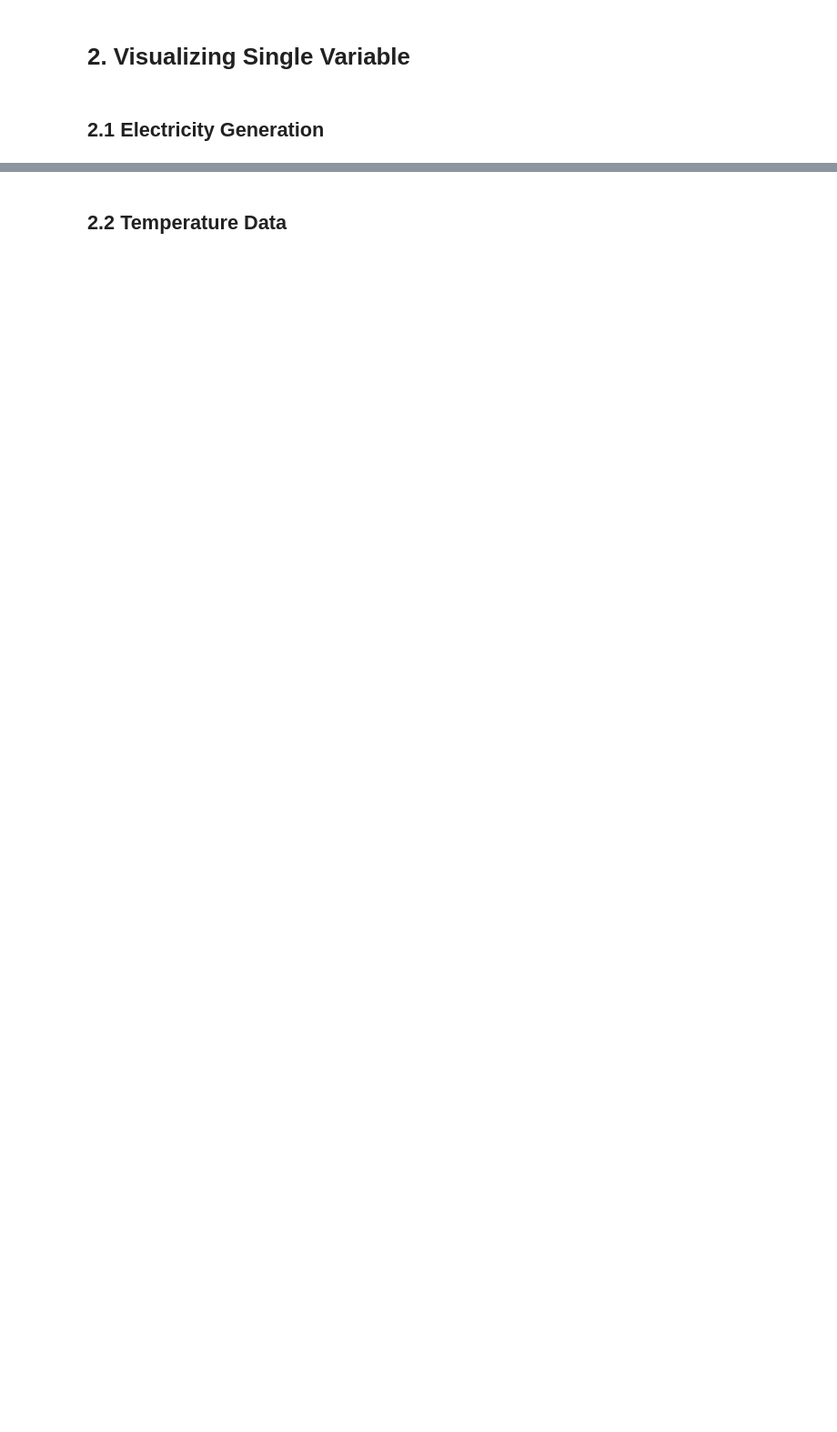
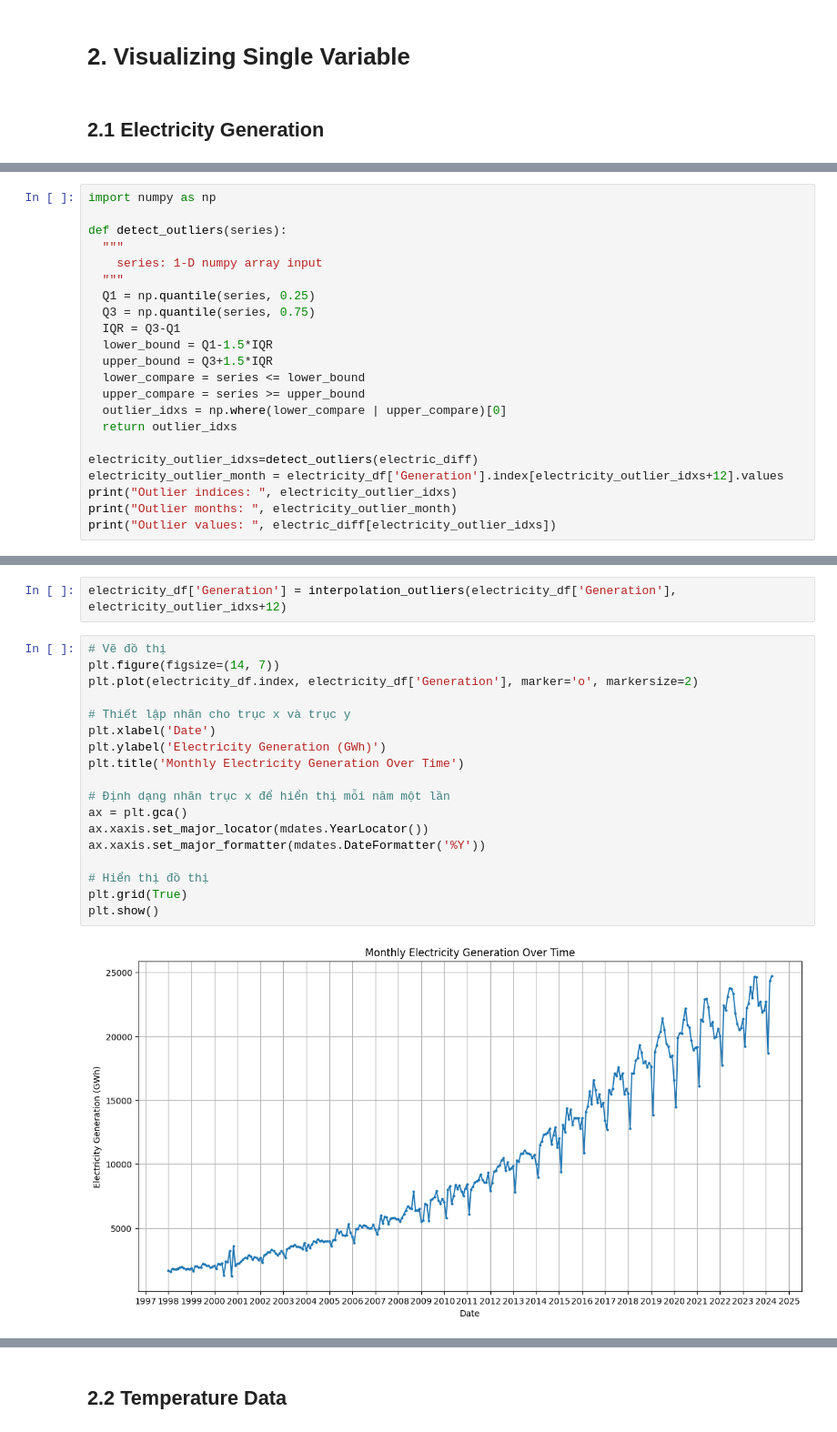
Before and after one commit to phatdtvdvt/Electricity-generation-predictor, a Jupyter notebook: [Part 2] Feature_Engineering.ipynb, the cells around one changed output, grey strips where cells are left out. Shown at 91% size. Drawn from its saved outputs; the diff is of its cells as text; blank space fills up the shorter version.

```diff
--- a/[Part 2] Feature_Engineering.ipynb
+++ b/[Part 2] Feature_Engineering.ipynb
@@ -70,0 +131,22 @@ plt.show()
+# %%
+import numpy as np
+
+def detect_outliers(series):
+  """
+    series: 1-D numpy array input
+  """
+  Q1 = np.quantile(series, 0.25)
+  Q3 = np.quantile(series, 0.75)
+  IQR = Q3-Q1
+  lower_bound = Q1-1.5*IQR
+  upper_bound = Q3+1.5*IQR
+  lower_compare = series <= lower_bound
+  upper_compare = series >= upper_bound
+  outlier_idxs = np.where(lower_compare | upper_compare)[0]
+  return outlier_idxs
+
+electricity_outlier_idxs=detect_outliers(electric_diff)
+electricity_outlier_month = electricity_df['Generation'].index[electricity_outlier_idxs+12].values
+print("Outlier indices: ", electricity_outlier_idxs)
+print("Outlier months: ", electricity_outlier_month)
+print("Outlier values: ", electric_diff[electricity_outlier_idxs])
@@ -70,0 +169,22 @@ plt.show()
+# %%
+electricity_df['Generation'] = interpolation_outliers(electricity_df['Generation'], electricity_outlier_idxs+12)
+# %%
+# Vẽ đồ thị
+plt.figure(figsize=(14, 7))
+plt.plot(electricity_df.index, electricity_df['Generation'], marker='o', markersize=2)
+
+# Thiết lập nhãn cho trục x và trục y
+plt.xlabel('Date')
+plt.ylabel('Electricity Generation (GWh)')
+plt.title('Monthly Electricity Generation Over Time')
+
+# Định dạng nhãn trục x để hiển thị mỗi năm một lần
+ax = plt.gca()
+ax.xaxis.set_major_locator(mdates.YearLocator())
+ax.xaxis.set_major_formatter(mdates.DateFormatter('%Y'))
+
+# Hiển thị đồ thị
+plt.grid(True)
+plt.show()
+# %% [output]
+[figure, added]
```
Also changed, not shown: parts of 57 cells of this notebook, 7 other files.
